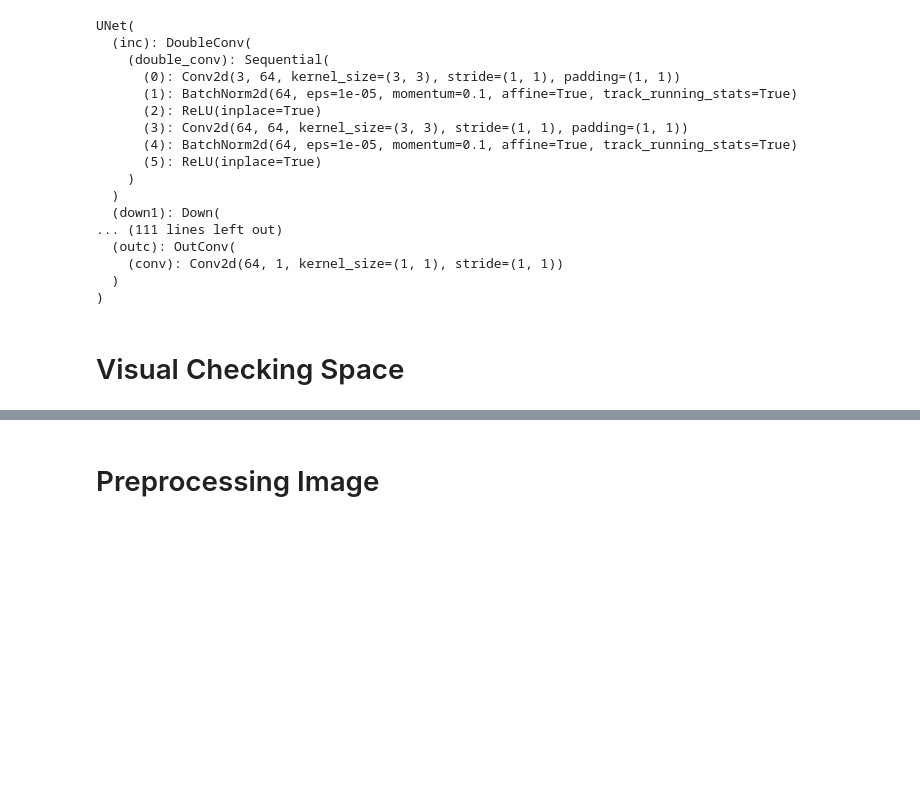
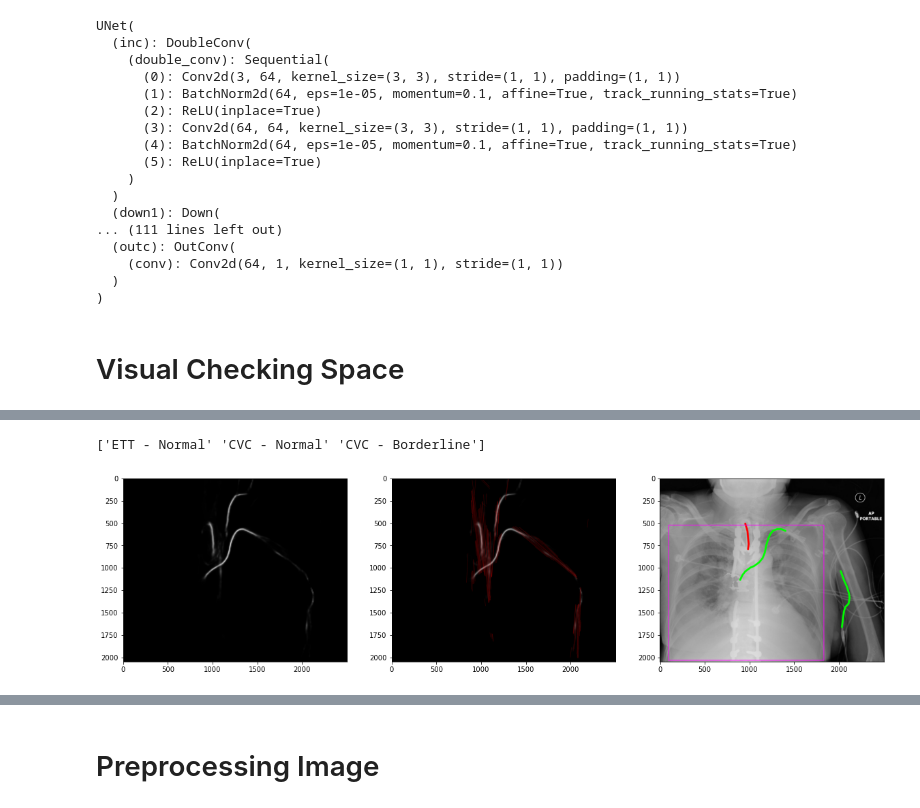
Before and after one commit to jun2tong/ranczr, a Jupyter notebook: ranczr-baseline-train.ipynb, the cells around one changed output, grey strips where cells are left out. Saved outputs shown, nothing was run; the diff lists cells and outputs as text; code cells hidden in the pictures; blank space fills up the shorter version.

```diff
--- a/ranczr-baseline-train.ipynb
+++ b/ranczr-baseline-train.ipynb
@@ -10,6 +10,7 @@ import glob
 from sklearn import preprocessing
 from sklearn.metrics import roc_auc_score
 from sklearn.model_selection import StratifiedKFold, GroupKFold, KFold
+from skimage.measure import label, regionprops
 
 import torch
 import torch.nn as nn
@@ -23,9 +24,9 @@ from albumentations.pytorch import ToTensorV2
 import matplotlib.pyplot as plt
 from utils import AverageMeter
 
-device = "cuda:1" if torch.cuda.is_available() else "cpu"
+device = "cuda:0" if torch.cuda.is_available() else "cpu"
 print(device)
 
-# WORKDIR = os.path.expanduser("~/project/data/ranzcr-clip-catheter-line-classification")
-WORKDIR = "../data/ranczr"
+WORKDIR = os.path.expanduser("~/project/data/ranzcr-clip-catheter-line-classification")
+# WORKDIR = "../data/ranczr"
 # %% [output]
@@ -397,11 +379,0 @@ plt.show()
-# %%
-import pdb
-ds = ValidDataset(WORKDIR, train_csv, valid_transform, CFG.target_cols)
-ds_loader = DataLoader(ds, batch_size=1, shuffle=False, drop_last=False, num_workers=1)
-
-for idx, (img_mb, name_mb, size_mb) in enumerate(ds_loader):
-    pdb.set_trace()
-    img_mb = img_mb.to(device)
-    tube_mask = nn.functional.sigmoid(tube_net(img_mb)).detach().cpu().squeeze(0).squeeze(0).numpy()
-    tube_mask = tube_mask.cpu().detach().numpy()
-    tube_mask = cv2.resize(tube_mask, size_mb)
@@ -422,0 +400,52 @@ plt.imshow(image.numpy().squeeze(0),"gray")
+# %%
+# Visual check
+
+uid = train_annot.StudyInstanceUID.values[950]
+uid = weird_uid[0]
+an_img = cv2.imread(os.path.join(WORKDIR, f"train/{uid}.jpg"))
+# img = valid_transform(image=an_img)["image"]
+# img = cv2.imread(os.path.join(valid_dataset.img_path, f'{valid_dataset.file_names[idx]}.jpg'))
+# pred_lung_mask = torch.sigmoid(lung_net(img.unsqueeze(0).to(device))).detach().cpu().squeeze(0).squeeze(0).numpy()
+# pred_tube_mask = torch.sigmoid(tube_net(img.unsqueeze(0).to(device))).detach().cpu().squeeze(0).squeeze(0).numpy()
+pred_tube_mask = cv2.imread(os.path.join(WORKDIR, f"train_tube_masks/{uid}.jpg"),-1)
+pred_lung_mask = cv2.imread(os.path.join(WORKDIR, f"train_lung_masks/{uid}.jpg"),-1)
+
+ctr_lines = train_annot[train_annot.StudyInstanceUID == uid].data.values
+ctr_labels = train_annot[train_annot.StudyInstanceUID == uid].label.values
+print(ctr_labels)
+ctr_color = {"ETT": (255,0,0), "CVC": (0,255,0), "NGT": (0,0,255)}
+for each_ctr, each_label in zip(ctr_lines,ctr_labels):
+    ctr_cord = ast.literal_eval(each_ctr)
+    cv2.polylines(an_img, np.array([[np.array(x) for x in ctr_cord]]), isClosed=False, color=ctr_color[each_label[:3]], thickness=20)
+
+mask = pred_tube_mask < 100
+pred_tube_mask[mask] = 0
+tube_mask_line = pred_tube_mask
+tube_mask_line = tube_mask_line.astype(np.uint8)
+lines = cv2.HoughLinesP(tube_mask_line, rho=5, theta=np.pi/360, threshold=200, minLineLength=50, maxLineGap=50)
+tube_mask_line = cv2.cvtColor(tube_mask_line, cv2.COLOR_GRAY2RGB)
+for idx in range(lines.shape[0]):
+    if idx >= 100:
+        break
+    x1 = lines[idx][0][0]
+    y1 = lines[idx][0][1]
+    x2 = lines[idx][0][2]
+    y2 = lines[idx][0][3]
+    cv2.line(tube_mask_line,(x1,y1),(x2,y2),(255,0,0),1)
+
+props = regionprops(pred_lung_mask)
+nms_box = cnms(props)
+cv2.rectangle(an_img, (nms_box[1], nms_box[0]), (nms_box[3], nms_box[2]), (255, 0, 255), 5)
+plt.figure(figsize=(20,15))
+plt.subplot(1,3,1)
+plt.imshow(pred_tube_mask,'gray')
+plt.subplot(1,3,2)
+# write function here
+plt.imshow(tube_mask_line)
+plt.subplot(1,3,3)
+plt.imshow(an_img)
+
+plt.show()
+# %% [output]
+['ETT - Normal' 'CVC - Normal' 'CVC - Borderline']
+[figure, added]
```
Also changed, not shown: parts of 13 cells of this notebook, 4 other files.
